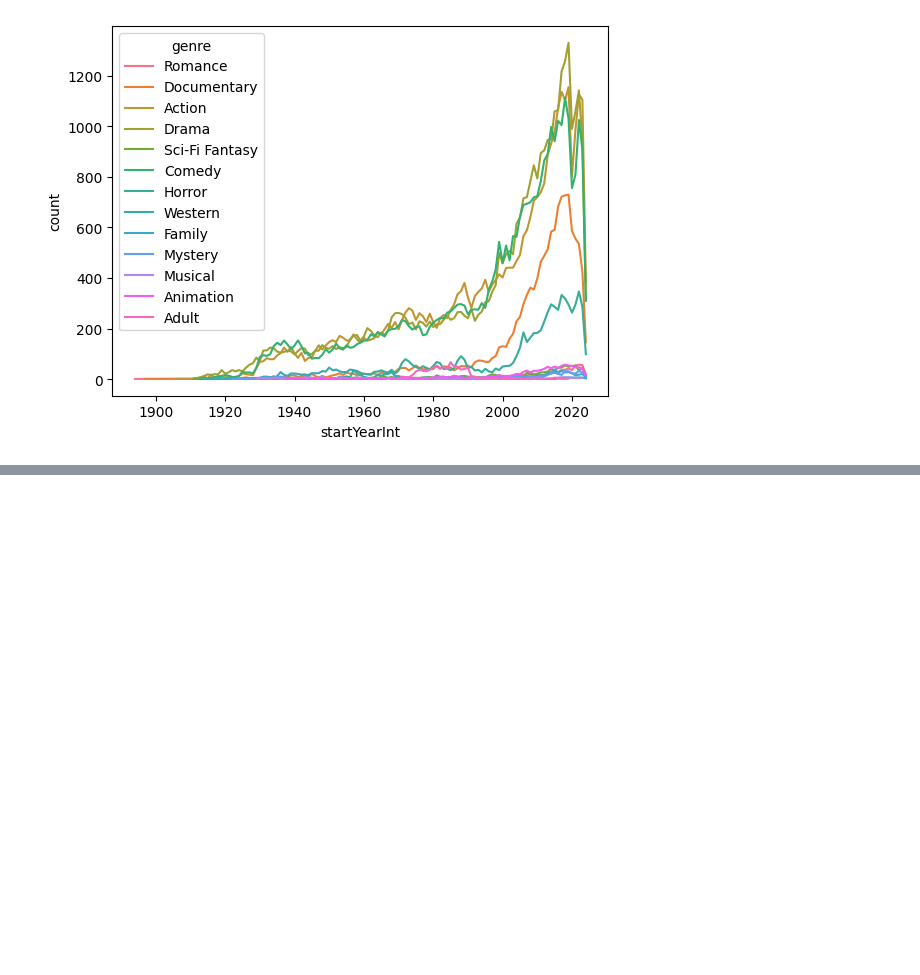
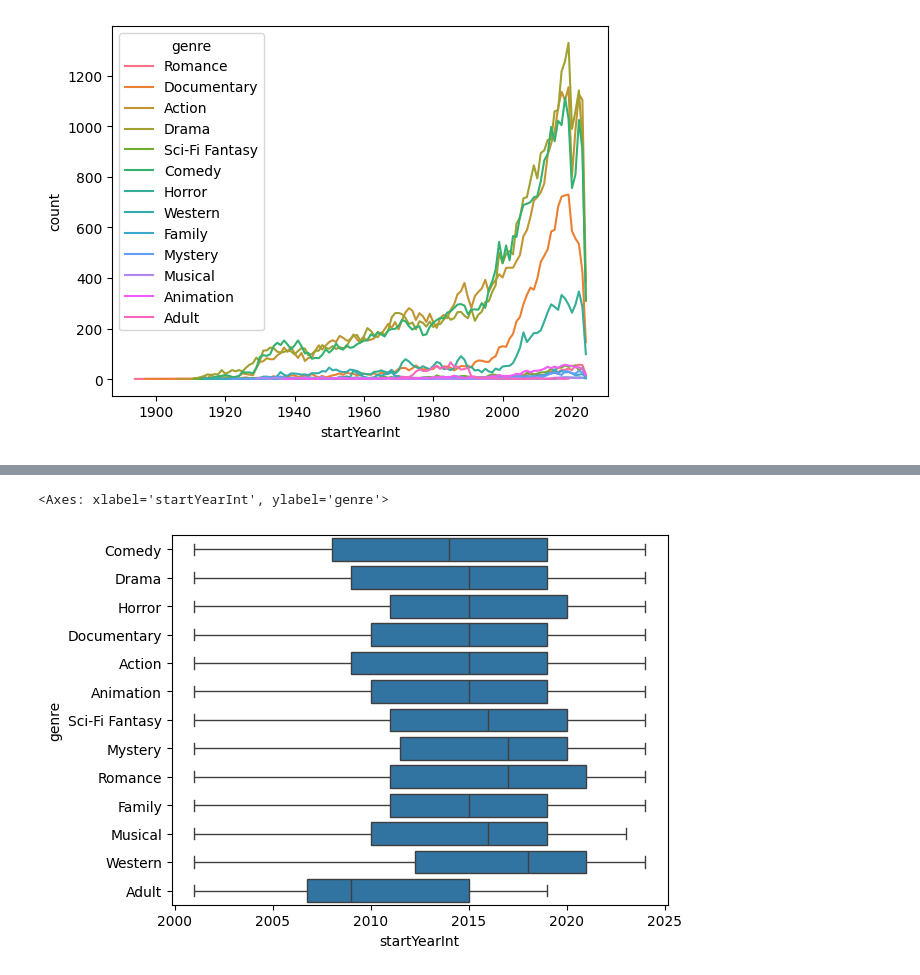
Before and after one commit to emily-dee/IMDB_data_analytics_project, a Jupyter notebook: Insight into Movies for the Hollywood Big Wigs.ipynb, the cells around one changed output, grey strips where cells are left out. Saved outputs shown, nothing was run; the diff lists cells and outputs as text; code cells hidden in the pictures; blank space fills up the shorter version.

```diff
--- a/Insight into Movies for the Hollywood Big Wigs.ipynb
+++ b/Insight into Movies for the Hollywood Big Wigs.ipynb
@@ -182,0 +190,2 @@ sns.lineplot(
+# %%
+modern_movies_df = movies_df = movies_df[movies_df.startYearInt > 2000]
@@ -182,0 +198,5 @@ sns.lineplot(
+# %%
+sns.boxplot(data=modern_movies_df, x='startYearInt', y='genre')
+# %% [output]
+<Axes: xlabel='startYearInt', ylabel='genre'>
+[figure, added]
```
Also changed, not shown: parts of 4 cells of this notebook.
